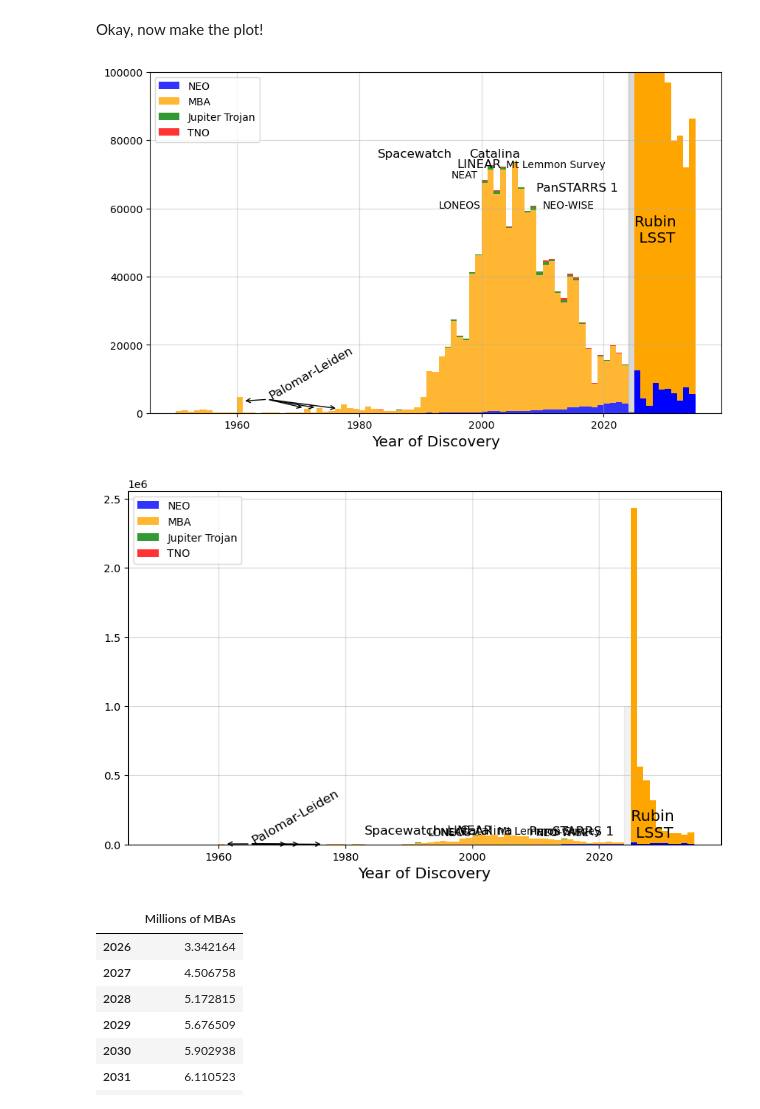
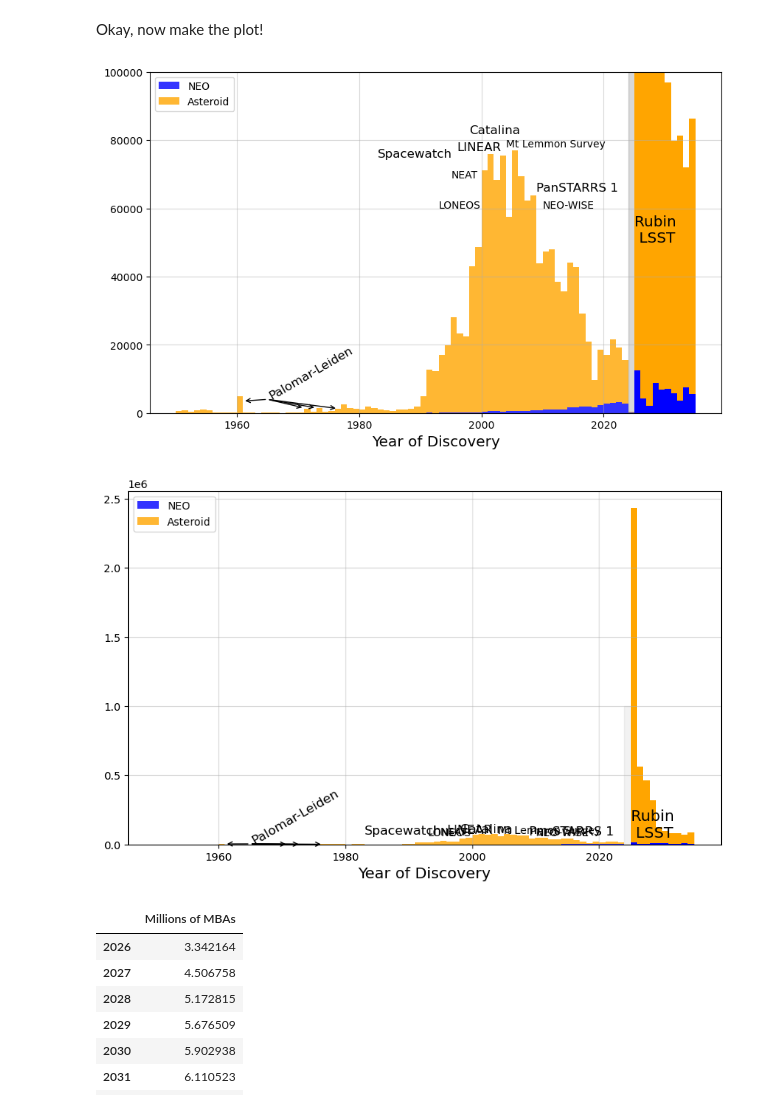
Before and after one commit to rhiannonlynne/discovery_plot, a Jupyter notebook: discovery_years.ipynb, the cells around one changed output. Saved outputs shown, nothing was run; the diff lists cells and outputs as text; code cells hidden in the pictures.

```diff
--- a/discovery_years.ipynb
+++ b/discovery_years.ipynb
@@ -175,56 +181,52 @@ Okay, now make the plot!
 # %%
 bins = np.arange(1950, 2035, 1)
 plt.figure(figsize=(10, 6))
 mpcneo = mpc.query('NEO_flag == 1').discovery_year.values
-mpcmba = mpc.query('Orbit_type == "MBA"').discovery_year.values
-jovian = mpc.query('Orbit_type == "Jupiter Trojan"').discovery_year.values
-distant = mpc.query('Orbit_type == "Distant Object"').discovery_year.values
-n,b,p = plt.hist([mpcneo, mpcmba, jovian, distant], bins, stacked=True,
+mpcnear = mpc.query('NEO_flag != 1').query('Orbit_type != "Distant Object"').discovery_year.values
+n,b,p = plt.hist([mpcneo, mpcnear], bins, stacked=True,
                  alpha=0.8,
-                 label=['NEO', 'MBA', 'Jupiter Trojan', 'TNO'],
-                color=['blue', 'orange', 'green', 'red'])
+                 label=['NEO', 'Asteroid'],
+                color=['blue', 'orange',])
 #n,b,p = plt.hist(mpc.discovery_year.values, bins)
 plt.grid(True, alpha=0.5)
 plt.legend(loc='upper left', fancybox=True)
 plt.ylim(0, 100000)
 plt.annotate('Palomar-Leiden', xy=(1965, 4000), fontsize='large', rotation=30)
 plt.annotate("", xy=(1961, 3500), xytext=(1965, 4000), arrowprops=dict(arrowstyle="->"))
 plt.annotate("", xy=(1971, 1500), xytext=(1965, 4000), arrowprops=dict(arrowstyle="->"))
 plt.annotate("", xy=(1973, 1500), xytext=(1965, 4000), arrowprops=dict(arrowstyle="->"))
 plt.annotate("", xy=(1976.5, 1300), xytext=(1965, 4000), arrowprops=dict(arrowstyle="->"))
 plt.annotate('Spacewatch', xy=(1983, 75000), fontsize='large')
-plt.annotate('LINEAR', xy=(1996, 72000), fontsize='large')
+plt.annotate('LINEAR', xy=(1996, 77000), fontsize='large')
 plt.annotate('LONEOS', xy=(1993, 60000))
 plt.annotate('NEAT', xy=(1995, 69000))
-plt.annotate('Catalina', xy=(1998, 75000), fontsize='large')
-plt.annotate('Mt Lemmon Survey', xy=(2004, 72000))
+plt.annotate('Catalina', xy=(1998, 82000), fontsize='large')
+plt.annotate('Mt Lemmon Survey', xy=(2004, 78000))
 plt.annotate('PanSTARRS 1', xy=(2009, 65000), fontsize='large')
 plt.annotate('NEO-WISE', xy=(2010, 60000))
 # Fill gray space between "now" and "LSST start"
-plt.fill_between([2024, 2025.5], 0, 1000000, color='gray', alpha=0.3)
+plt.fill_between([2024.1, 2025.5], 0, 1000000, color='gray', alpha=0.3)
 
 years = np.arange(2025, 2035, 1)
 plt.bar(years, neo_per_year, width=1, align='edge', color='blue')
 plt.bar(years, mba_per_year, bottom=neo_per_year, width=1, align='edge', color='orange')
 plt.annotate('Rubin\n LSST', xy=(2025, 50000), fontsize='x-large')
 
 plt.xlabel("Year of Discovery", fontsize='x-large')
 plt.savefig("discovery_years_zoom.png", format='png')
 # %% [output]
-[figure, old version]
+[figure, new version]
 # %%
 # Repeat, but different limits ..
 
 bins = np.arange(1950, 2035, 1)
 plt.figure(figsize=(10, 6))
 mpcneo = mpc.query('NEO_flag == 1').discovery_year.values
-mpcmba = mpc.query('Orbit_type == "MBA"').discovery_year.values
-jovian = mpc.query('Orbit_type == "Jupiter Trojan"').discovery_year.values
-distant = mpc.query('Orbit_type == "Distant Object"').discovery_year.values
-n,b,p = plt.hist([mpcneo, mpcmba, jovian, distant], bins, stacked=True,
+mpcnear = mpc.query('NEO_flag != 1').query('Orbit_type != "Distant Object"').discovery_year.values
+n,b,p = plt.hist([mpcneo, mpcnear], bins, stacked=True,
                  alpha=0.8,
-                 label=['NEO', 'MBA', 'Jupiter Trojan', 'TNO'],
-                color=['blue', 'orange', 'green', 'red'])
+                 label=['NEO', 'Asteroid'],
+                color=['blue', 'orange',])
 #n,b,p = plt.hist(mpc.discovery_year.values, bins)
 plt.grid(True, alpha=0.5)
 plt.legend(loc='upper left', fancybox=True)
@@ -235,11 +237,11 @@ plt.annotate("", xy=(1971, 1500), xytext=(1965, 4000), arrowprops=dict(arrowstyl
 plt.annotate("", xy=(1973, 1500), xytext=(1965, 4000), arrowprops=dict(arrowstyle="->"))
 plt.annotate("", xy=(1976.5, 1300), xytext=(1965, 4000), arrowprops=dict(arrowstyle="->"))
 plt.annotate('Spacewatch', xy=(1983, 75000), fontsize='large')
-plt.annotate('LINEAR', xy=(1996, 72000), fontsize='large')
+plt.annotate('LINEAR', xy=(1996, 77000), fontsize='large')
 plt.annotate('LONEOS', xy=(1993, 60000))
 plt.annotate('NEAT', xy=(1995, 69000))
-plt.annotate('Catalina', xy=(1998, 75000), fontsize='large')
-plt.annotate('Mt Lemmon Survey', xy=(2004, 72000))
+plt.annotate('Catalina', xy=(1998, 82000), fontsize='large')
+plt.annotate('Mt Lemmon Survey', xy=(2004, 78000))
 plt.annotate('PanSTARRS 1', xy=(2009, 65000), fontsize='large')
 plt.annotate('NEO-WISE', xy=(2010, 60000))
 # gray bar
@@ -253,7 +255,7 @@ plt.annotate('Rubin\n LSST', xy=(2025, 50000), fontsize='x-large')
 plt.xlabel("Year of Discovery", fontsize='x-large')
 plt.savefig("discovery_years_wide.png", format='png')
 # %% [output]
-[figure, old version]
+[figure, new version]
 # %%
 # It can be interesting to just see (cumulative) numbers of objects per year (down to a given H magnitude)
 mm = TotalSSOAtTimeMetric(times, 23, dndh_func=mba_dndh_sdss)
```
Also changed, not shown: parts of 1 cell of this notebook, 3 other files.
